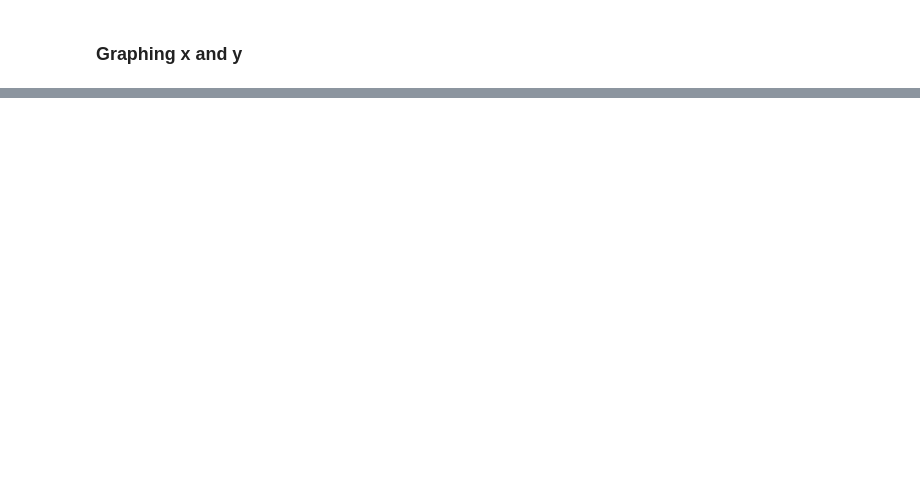
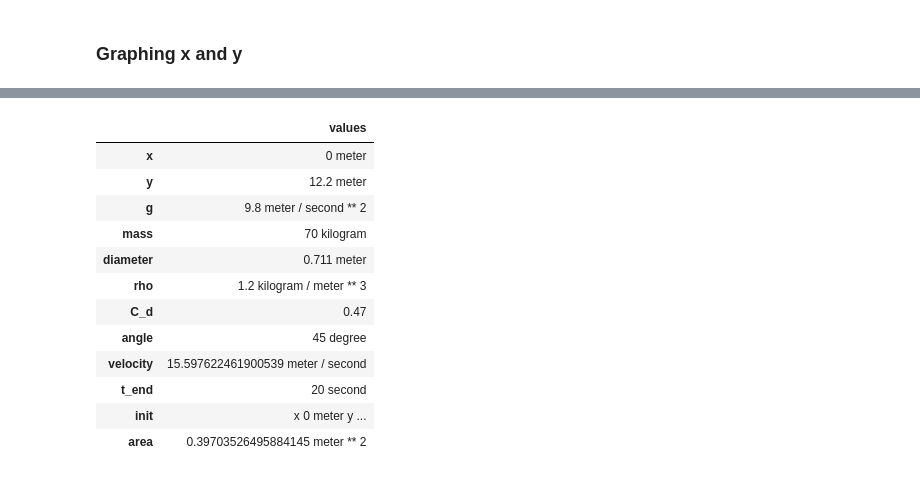
Before and after one commit to MellieZito/Project-3, a Jupyter notebook: code/OlinLaunch.ipynb, the cells around one changed output, grey strips where cells are left out. Cells and saved outputs as stored; diff of their text form; code cells hidden in the pictures; blank space fills up the shorter version.

```diff
--- a/code/OlinLaunch.ipynb
+++ b/code/OlinLaunch.ipynb
@@ -313,6 +313,22 @@ def make_system(params):
     area = np.pi * (diameter/2)**2
 
     return System(params, init=init, area=area)
+# %%
+system = make_system(params2)
+# %% [output]
+|  | values |
+| x | 0 meter |
+| y | 12.2 meter |
+| g | 9.8 meter / second ** 2 |
+| mass | 70 kilogram |
+| diameter | 0.711 meter |
+| rho | 1.2 kilogram / meter ** 3 |
+| C_d | 0.47 |
+| angle | 45 degree |
+| velocity | 15.597622461900539 meter / second |
+| t_end | 20 second |
+| init | x 0 meter y ... |
+| area | 0.39703526495884145 meter ** 2 |
 # %%
 def drag_force(V, system):
     """Computes drag force in the opposite direction of `V`.
```
Also changed, not shown: parts of 14 cells of this notebook, 3 other files.
